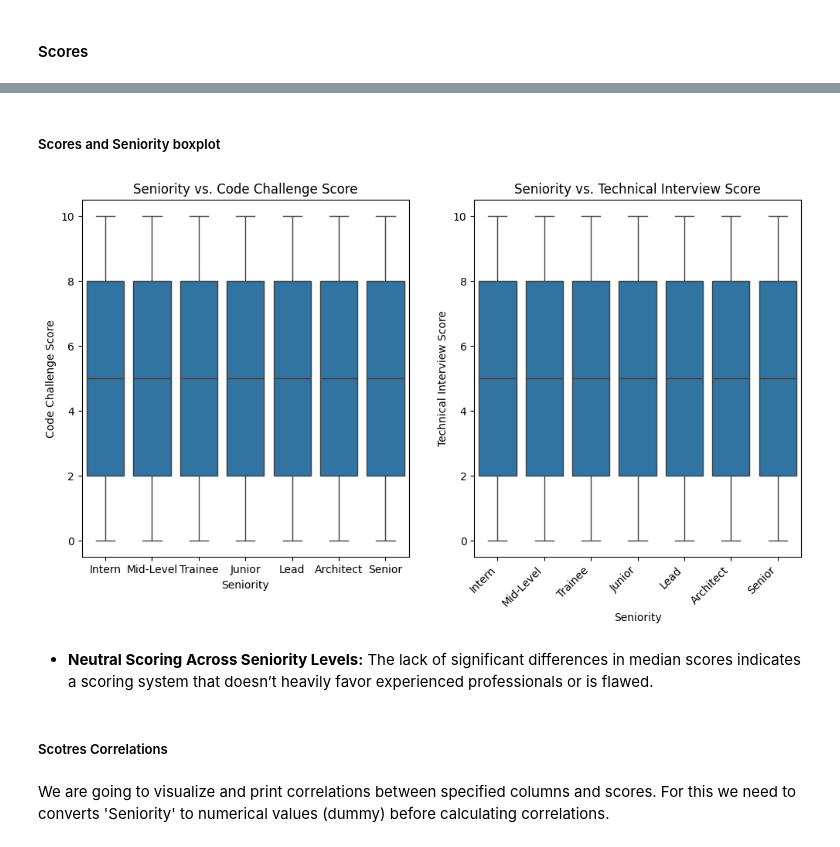
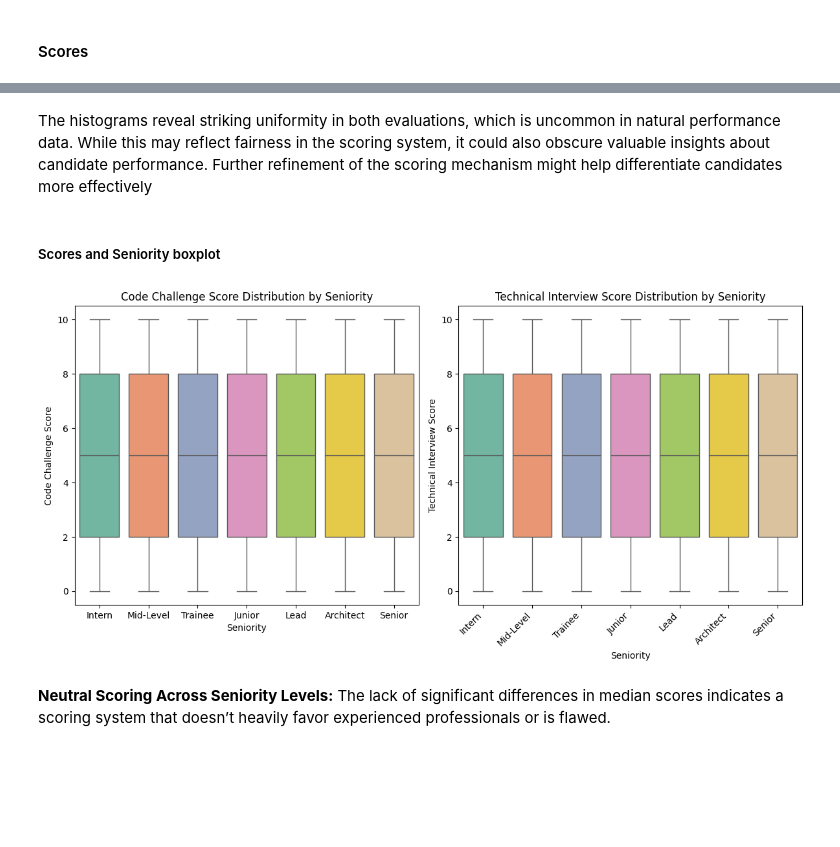
Before and after one commit to ntlg72/etl-ws-1, a Jupyter notebook: notebooks/001_eda.ipynb, the cells around one changed output, grey strips where cells are left out. Cells and saved outputs as stored; diff of their text form; code cells hidden in the pictures; blank space fills up the shorter version.

```diff
--- a/notebooks/001_eda.ipynb
+++ b/notebooks/001_eda.ipynb
@@ -323,23 +284,46 @@ Understanding the root cause of this anomaly will enhance the credibility of the
+# %% [markdown]
+The histograms reveal striking uniformity in both evaluations, which is uncommon in natural performance data. While this may reflect fairness in the scoring system, it could also obscure valuable insights about candidate performance. Further refinement of the scoring mechanism might help differentiate candidates more effectively
 # %% [markdown]
 
 ##### Scores and Seniority boxplot
 # %%
+seniority_palette = sns.color_palette("Set2", len(df['Seniority'].unique()))
+
 plt.figure(figsize=(12, 6))
+
+# Boxplot for Code Challenge Score by Seniority with explicit `hue`
 plt.subplot(1, 2, 1)
-sns.boxplot(x='Seniority', y='Code Challenge Score', data=df.dropna(subset=['Seniority', 'Code Challenge Score']))
-plt.title('Seniority vs. Code Challenge Score')
+sns.boxplot(
+    x='Seniority',
+    y='Code Challenge Score',
+    hue='Seniority',  # Explicitly assign hue to match colors
+    data=df.dropna(subset=['Seniority', 'Code Challenge Score']),
+    dodge=False,  # To avoid splitting data into multiple bars
+    palette=seniority_palette
+)
+plt.title('Code Challenge Score Distribution by Seniority')
+plt.legend([], [], frameon=False)  # Disable redundant legend for this plot
+
+# Boxplot for Technical Interview Score by Seniority with explicit `hue`
 plt.subplot(1, 2, 2)
-sns.boxplot(x='Seniority', y='Technical Interview Score', data=df.dropna(subset=['Seniority', 'Technical Interview Score']))
-plt.title('Seniority vs. Technical Interview Score')
+sns.boxplot(
+    x='Seniority',
+    y='Technical Interview Score',
+    hue='Seniority',
+    data=df.dropna(subset=['Seniority', 'Technical Interview Score']),
+    dodge=False,  # Ensures single boxplot per category
+    palette=seniority_palette
+)
+plt.title('Technical Interview Score Distribution by Seniority')
+plt.legend([], [], frameon=False)  # Disable redundant legend
+
+
 plt.xticks(rotation=45, ha='right')
+
+
+plt.tight_layout()
 plt.show()
 # %% [output]
-[figure, old version]
+[figure, new version]
 # %% [markdown]
-- **Neutral Scoring Across Seniority Levels:** The lack of significant differences in median scores indicates a scoring system that doesn’t heavily favor experienced professionals or is flawed.
+**Neutral Scoring Across Seniority Levels:** The lack of significant differences in median scores indicates a scoring system that doesn’t heavily favor experienced professionals or is flawed.
-# %% [markdown]
-##### Scotres Correlations
-# %% [markdown]
-
-
-We are going to visualize and print correlations between specified columns and scores. For this we need to converts 'Seniority' to numerical values (dummy) before calculating correlations.
```
Also changed, not shown: parts of 24 cells of this notebook, 7 other files.
